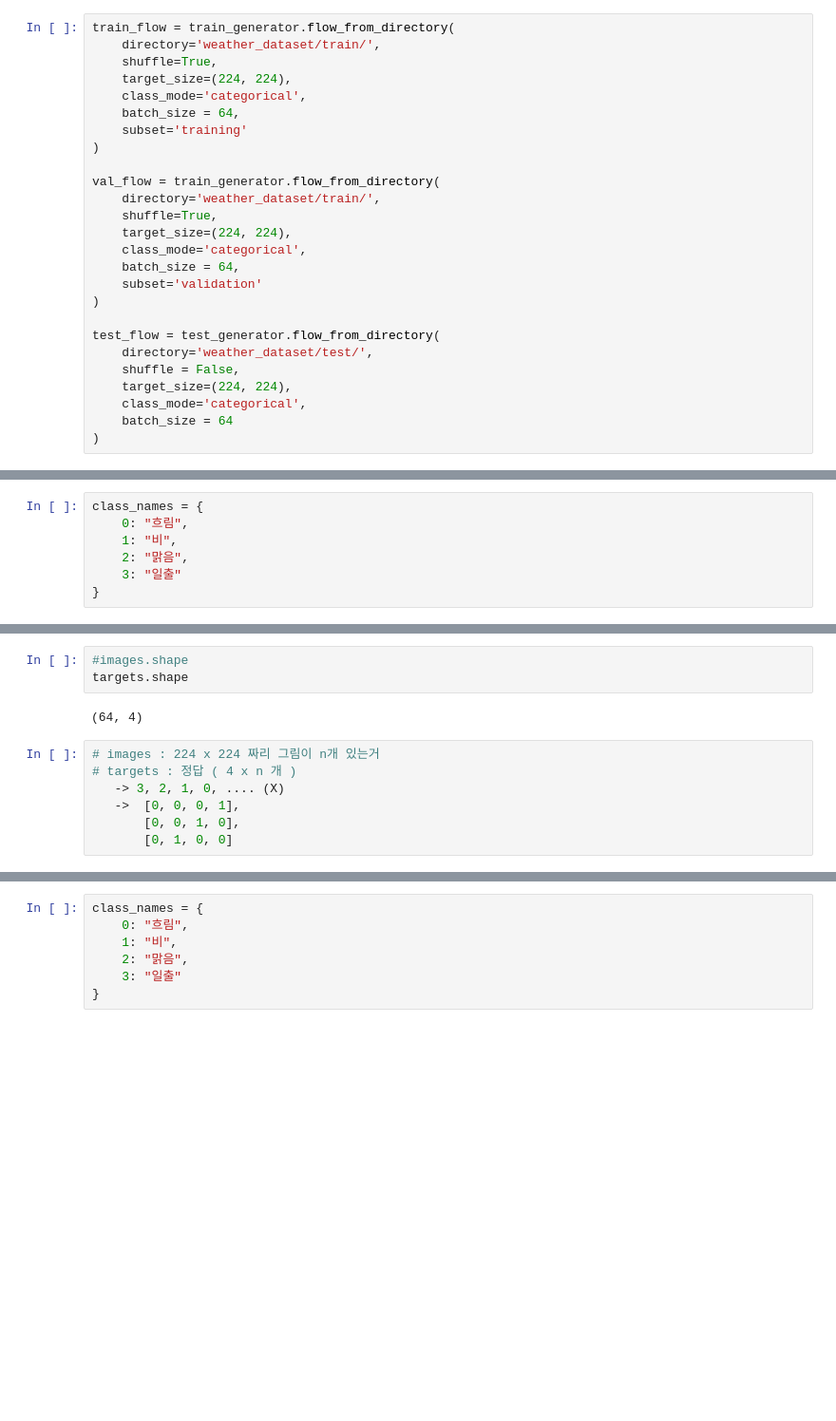
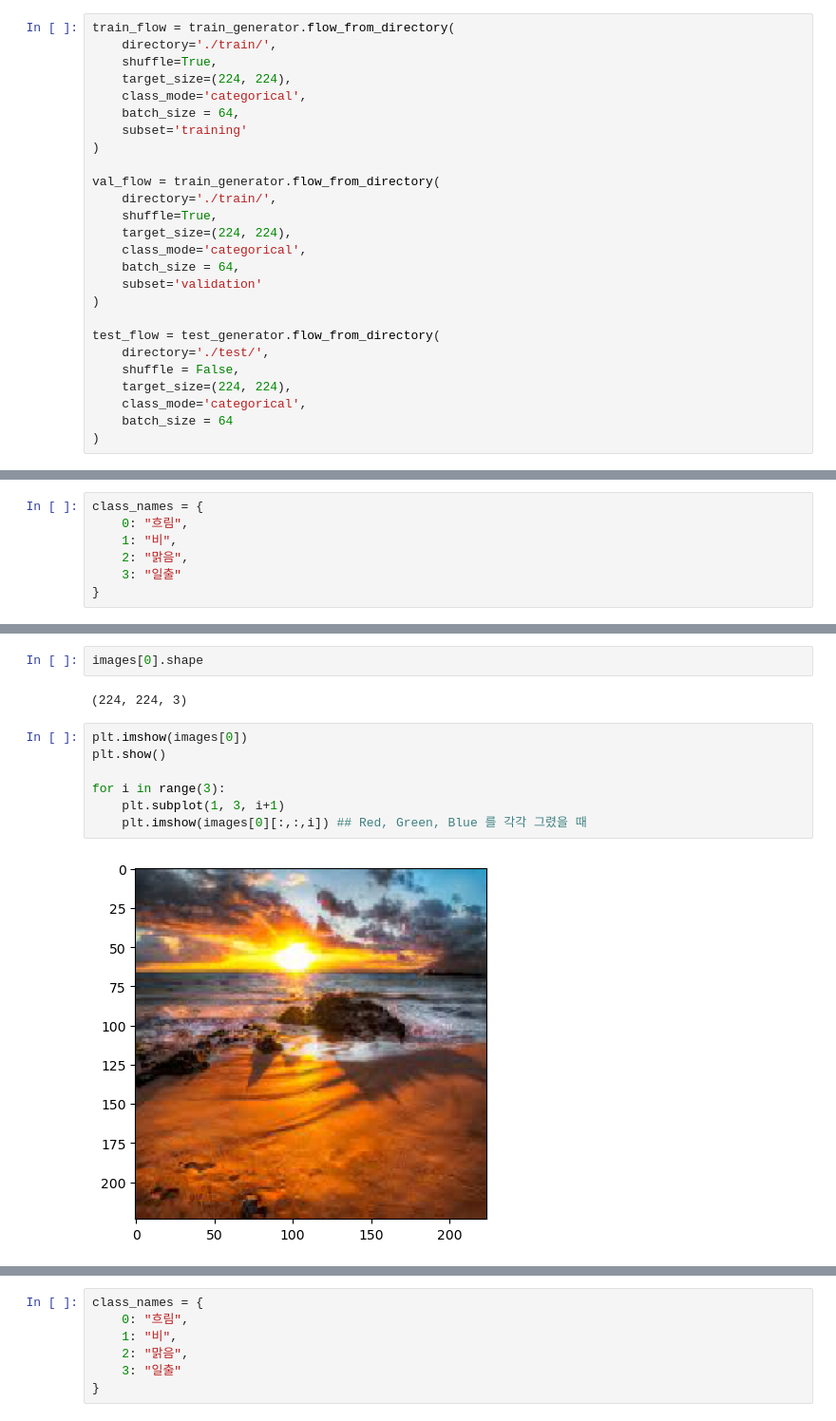
Before and after one commit to mgsong83/Deeplearning, a Jupyter notebook: keras/06_model/model.ipynb, the cells around one changed output, grey strips where cells are left out. Shown at 95% size. Drawn from its saved outputs; the diff is of its cells as text; blank space fills up the shorter version.

Commit message:
weather classification update

```diff
--- a/keras/06_model/model.ipynb
+++ b/keras/06_model/model.ipynb
@@ -34,6 +39,6 @@ test_generator = ImageDataGenerator(
 # %%
 train_flow = train_generator.flow_from_directory(
-    directory='weather_dataset/train/',
+    directory='./train/',
     shuffle=True,
     target_size=(224, 224),
     class_mode='categorical',
@@ -42,7 +47,7 @@ train_flow = train_generator.flow_from_directory(
 )
 
 val_flow = train_generator.flow_from_directory(
-    directory='weather_dataset/train/',
+    directory='./train/',
     shuffle=True,
     target_size=(224, 224),
     class_mode='categorical',
@@ -51,7 +56,7 @@ val_flow = train_generator.flow_from_directory(
 )
 
 test_flow = test_generator.flow_from_directory(
-    directory='weather_dataset/test/',
+    directory='./test/',
     shuffle = False,
     target_size=(224, 224),
     class_mode='categorical',
@@ -94,12 +98,13 @@ images,targets = next(train_flow)
-# %%
-#images.shape
-targets.shape
-# %% [output]
-(64, 4)
-# %%
-# images : 224 x 224 짜리 그림이 n개 있는거
-# targets : 정답 ( 4 x n 개 )
-   -> 3, 2, 1, 0, .... (X)
-   ->  [0, 0, 0, 1],
-       [0, 0, 1, 0],
-       [0, 1, 0, 0]
+# %%
+images[0].shape
+# %% [output]
+(224, 224, 3)
+# %%
+plt.imshow(images[0])
+plt.show()
+
+for i in range(3):
+    plt.subplot(1, 3, i+1)
+    plt.imshow(images[0][:,:,i]) ## Red, Green, Blue 를 각각 그렸을 때
+# %% [output]
+[figure, added]
```
Also changed, not shown: parts of 17 cells of this notebook.
